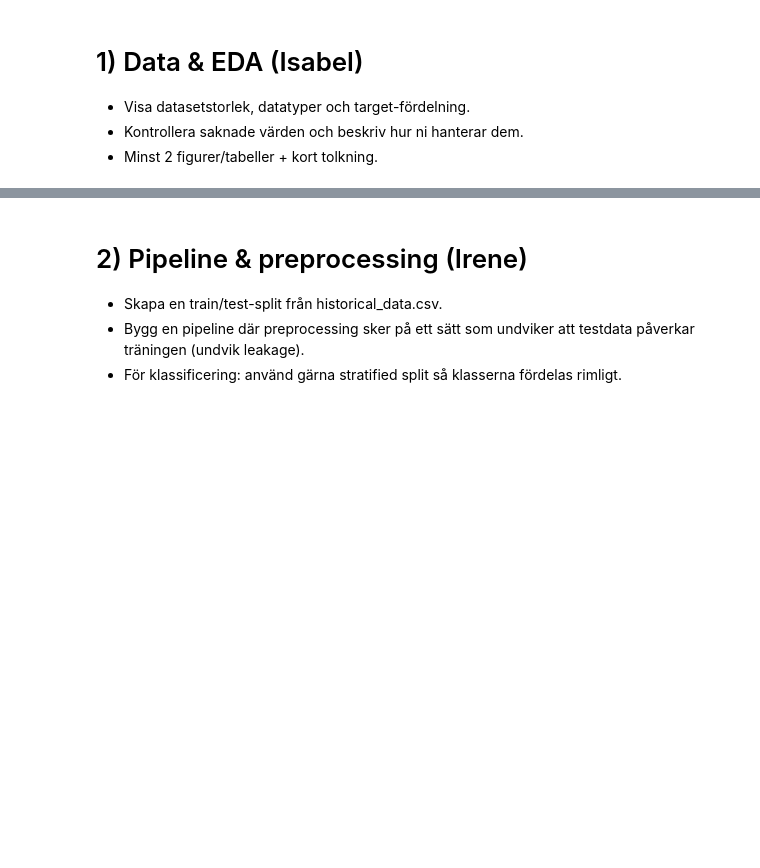
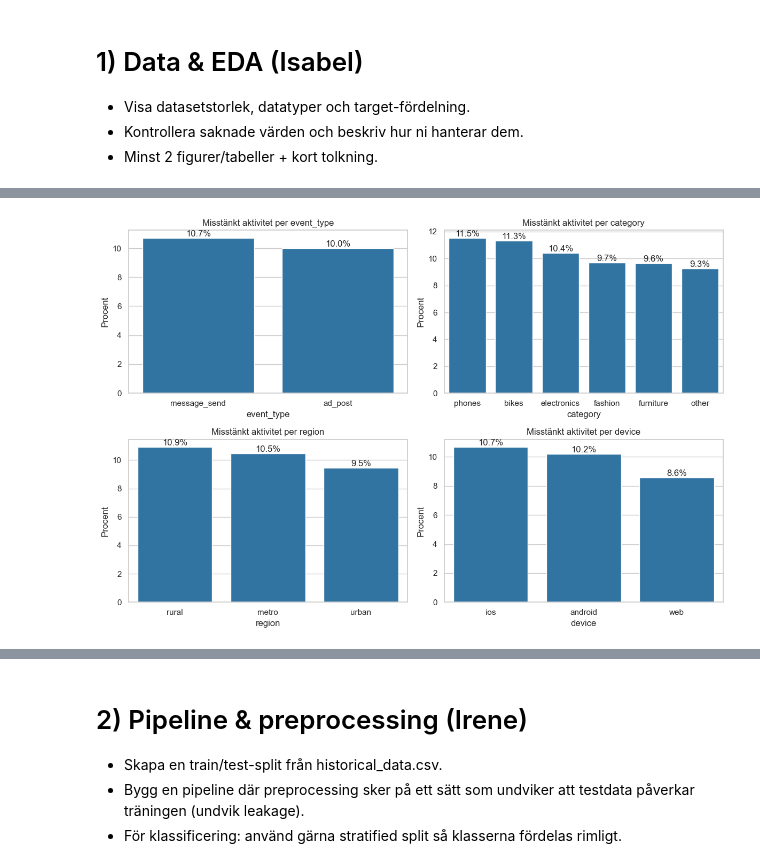
Before and after one commit to emanuelssonlinnea-rgb/ML_Grupp5, a Jupyter notebook: report.ipynb, the cells around one changed output, grey strips where cells are left out. Cells and saved outputs as stored; diff of their text form; code cells hidden in the pictures; blank space fills up the shorter version.

```diff
--- a/report.ipynb
+++ b/report.ipynb
@@ -26,0 +222,37 @@ sns.set_context("notebook")
+# %%
+categorical_cols = [
+    "event_type",
+    "category",
+    "region",
+    "device"
+]
+
+fig, axes = plt.subplots(2, 2, figsize=(12, 8))
+axes = axes.flatten()
+
+temp_df = pd.concat([X_full, y_full.rename("is_suspicious")], axis=1)
+
+for i, col in enumerate(categorical_cols):
+    susp_count = (
+        temp_df
+        .groupby(col)["is_suspicious"]
+        .mean()
+        .sort_values(ascending=False) * 100
+    )
+
+    ax = sns.barplot(
+        x=susp_count.index,
+        y=susp_count.values,
+        ax=axes[i]
+    )
+
+    ax.set_ylabel("Procent")
+    ax.set_title(f"Misstänkt aktivitet per {col}")
+
+    for container in ax.containers:
+        ax.bar_label(container, fmt='%.1f%%')
+
+plt.tight_layout()
+plt.show()
+# %% [output]
+[figure, added]
```
Also changed, not shown: parts of 18 cells of this notebook.
